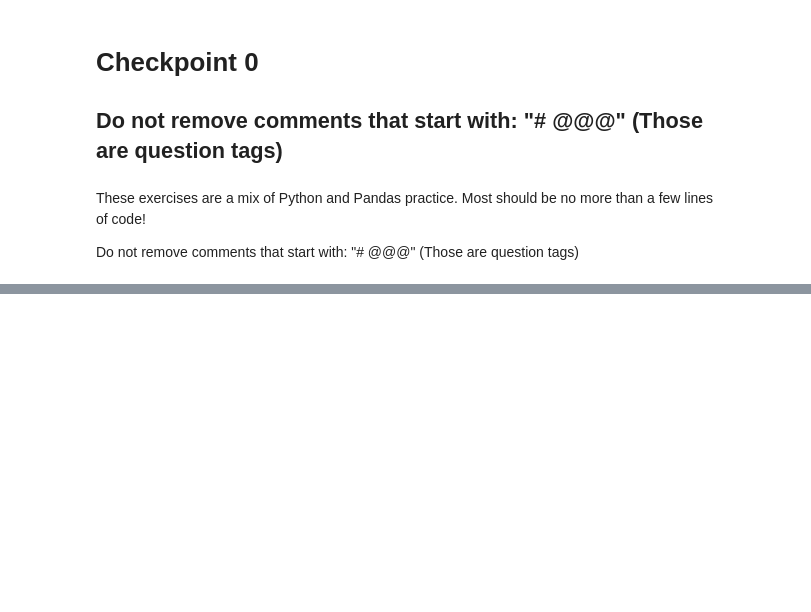
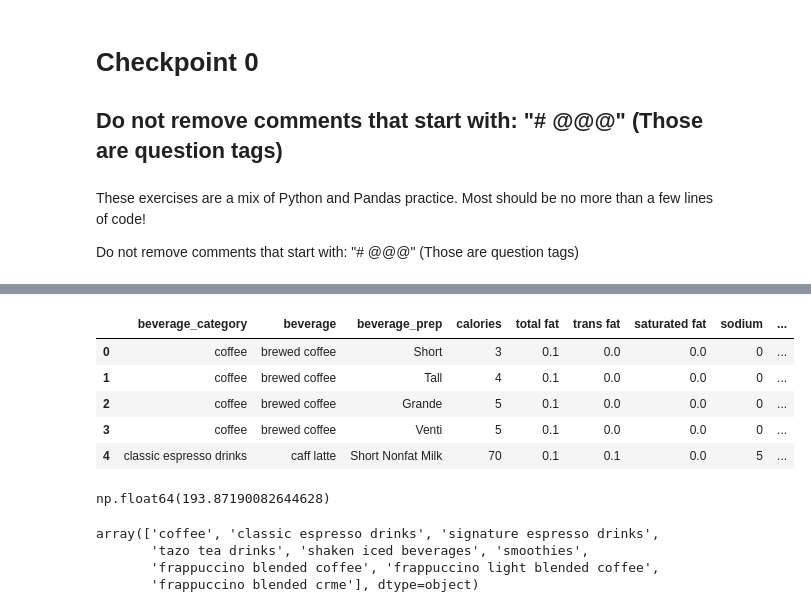
Before and after one commit to PriMoor2/MDST-Onboarding, a Jupyter notebook: tutorial0/checkpoint0.ipynb, the cells around one changed output, grey strips where cells are left out. Cells and saved outputs as stored; diff of their text form; code cells hidden in the pictures; blank space fills up the shorter version.

```diff
--- a/tutorial0/checkpoint0.ipynb
+++ b/tutorial0/checkpoint0.ipynb
@@ -42,8 +155,29 @@ a = [1, 2, 3, 4, 5, 6]
 # %%
 # @@@ Question 11: create a new column containing the caffeine per calories of each drink
+starbucks_data["caffeine per calories"] = starbucks_data["caffeine"] / starbucks_data["calories"]
+starbucks_data.head(5)
+# %% [output]
+|  | beverage_category | beverage | beverage_prep | calories | total fat | trans fat | saturated fat | sodium | ... |
+| 0 | coffee | brewed coffee | Short | 3 | 0.1 | 0.0 | 0.0 | 0 | ... |
+| 1 | coffee | brewed coffee | Tall | 4 | 0.1 | 0.0 | 0.0 | 0 | ... |
+| 2 | coffee | brewed coffee | Grande | 5 | 0.1 | 0.0 | 0.0 | 0 | ... |
+| 3 | coffee | brewed coffee | Venti | 5 | 0.1 | 0.0 | 0.0 | 0 | ... |
+| 4 | classic espresso drinks | caff latte | Short Nonfat Milk | 70 | 0.1 | 0.1 | 0.0 | 5 | ... |
 # %%
 # @@@ Question 12: what is the average calorie across all items?
+
+average_calories = starbucks_data["calories"].mean()
+average_calories
+# %% [output]
+np.float64(193.87190082644628)
 # %%
 # @@@ Question 13: how many different categories of beverages are there?
+beverage_categories_list = starbucks_data['beverage_category'].unique()
+beverage_categories_list
+# %% [output]
+array(['coffee', 'classic espresso drinks', 'signature espresso drinks',
+       'tazo tea drinks', 'shaken iced beverages', 'smoothies',
+       'frappuccino blended coffee', 'frappuccino light blended coffee',
+       'frappuccino blended crme'], dtype=object)
 # %%
 # @@@ Question 14: what is the average # calories for each beverage category?
```
Also changed, not shown: parts of 11 cells of this notebook, 3 other files.
